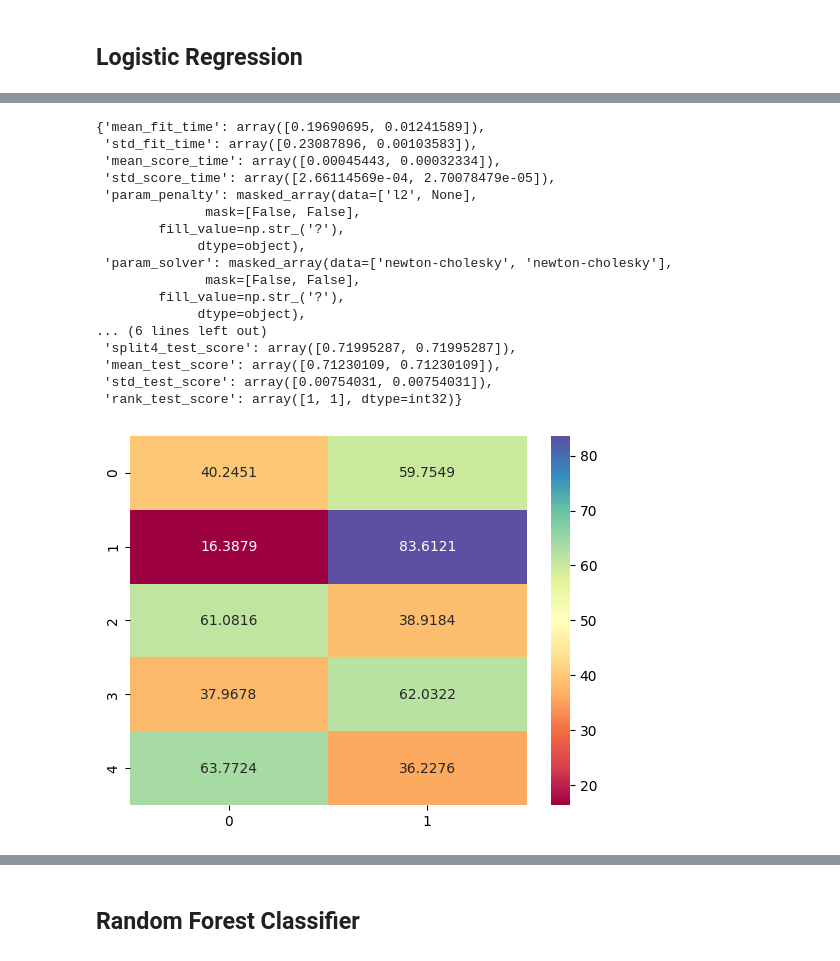
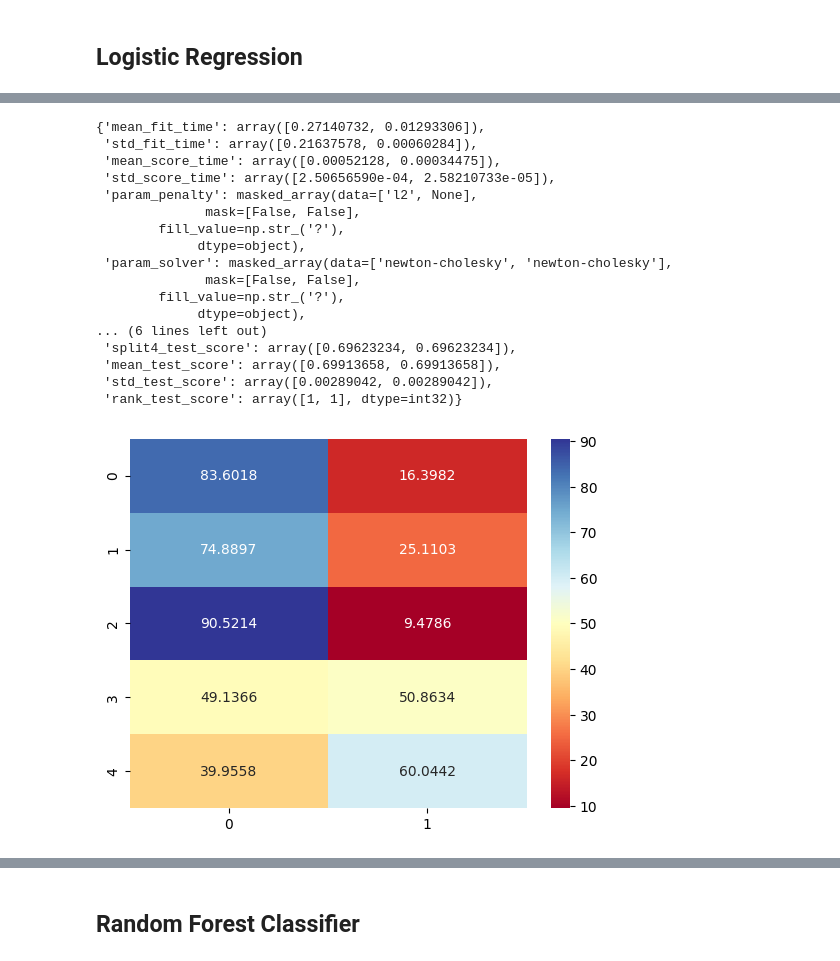
Before and after one commit to thaiduongngo/sunrise-notebooks, a Jupyter notebook: notebooks/ml_customer_churn.ipynb, the cells around one changed output, grey strips where cells are left out. Saved outputs shown, nothing was run; the diff lists cells and outputs as text; code cells hidden in the pictures.

```diff
--- a/notebooks/ml_customer_churn.ipynb
+++ b/notebooks/ml_customer_churn.ipynb
@@ -220,2 +222,9 @@ plot_class_dist(y)
 # %%
-X0_train, X_test, y0_train, y_test = train_test_split(X, y, test_size=0.2, random_state=N_SEED)
+X0_train, X0_test, y0_train, y0_test = train_test_split(
+    X,
+    y,
+    test_size=0.2,
+    random_state=N_SEED,
+    shuffle=True,
+    stratify=y
+)
@@ -229,3 +242,4 @@ smote = SMOTE(
 )
 
 X_train, y_train = smote.fit_resample(X0_train, y0_train)
+X_test, y_test = X0_test, y0_test
@@ -232,25 +250,24 @@ X_train, y_train = smote.fit_resample(X0_train, y0_train)
 # %% [markdown]
 ## Logistic Regression
 # %%
-lr_param_grid = {
+param_grid_LGR = {
     "solver": ["newton-cholesky"],
     "penalty": ["l2", None],
 }
 
-lr_grid_search_cv = GridSearchCV(
+grid_search_cv_LGR = GridSearchCV(
     LogisticRegression(
         n_jobs=N_JOBS,
         random_state=N_SEED,
         verbose=VERBOSE,
     ),
-    param_grid=lr_param_grid,
+    param_grid=param_grid_LGR,
     refit=True,
 )
 
-lr_pipeline = make_pipeline(
-    StandardScaler(),
-    lr_grid_search_cv,
+pipeline_LGR = make_pipeline(
+    grid_search_cv_LGR,
 )
 
-lr_pipeline.fit(X_train, y_train)
+pipeline_LGR.fit(X_train, y_train)
 # %% [output]
@@ -263,10 +291,10 @@ Pipeline(steps=[('standardscaler', StandardScaler()),
 # %%
-lr_grid_search_cv.cv_results_
+grid_search_cv_LGR.cv_results_
 # %% [output]
-{'mean_fit_time': array([0.19690695, 0.01241589]),
- 'std_fit_time': array([0.23087896, 0.00103583]),
- 'mean_score_time': array([0.00045443, 0.00032334]),
- 'std_score_time': array([2.66114569e-04, 2.70078479e-05]),
+{'mean_fit_time': array([0.27140732, 0.01293306]),
+ 'std_fit_time': array([0.21637578, 0.00060284]),
+ 'mean_score_time': array([0.00052128, 0.00034475]),
+ 'std_score_time': array([2.50656590e-04, 2.58210733e-05]),
  'param_penalty': masked_array(data=['l2', None],
               mask=[False, False],
         fill_value=np.str_('?'),
@@ -276,16 +304,16 @@ lr_grid_search_cv.cv_results_
         fill_value=np.str_('?'),
              dtype=object),
 ... (6 lines left out)
- 'split4_test_score': array([0.71995287, 0.71995287]),
- 'mean_test_score': array([0.71230109, 0.71230109]),
- 'std_test_score': array([0.00754031, 0.00754031]),
+ 'split4_test_score': array([0.69623234, 0.69623234]),
+ 'mean_test_score': array([0.69913658, 0.69913658]),
+ 'std_test_score': array([0.00289042, 0.00289042]),
  'rank_test_score': array([1, 1], dtype=int32)}
 # %%
-y_lr_pred = lr_pipeline.predict(X_test)
-y_lr_prob = lr_pipeline.predict_proba(X_test) * 100
-cm_lr = metrics.confusion_matrix(y_true=y_test, y_pred=y_lr_pred)
+y_pred_LGR = pipeline_LGR.predict(X_test)
+y_prob_LGR = pipeline_LGR.predict_proba(X_test) * 100
+cm_LGR = metrics.confusion_matrix(y_true=y_test, y_pred=y_pred_LGR)
 # %%
-sns.heatmap(y_lr_prob[:TOP_K], annot=True, cmap=COLOR_MAP, fmt=".4f");
+sns.heatmap(y_prob_LGR[:TOP_K], annot=True, cmap=COLOR_MAP, fmt=".4f");
 # %% [output]
-[figure, old version]
+[figure, new version]
 # %%
```
Also changed, not shown: parts of 43 cells of this notebook, 1 other file.
